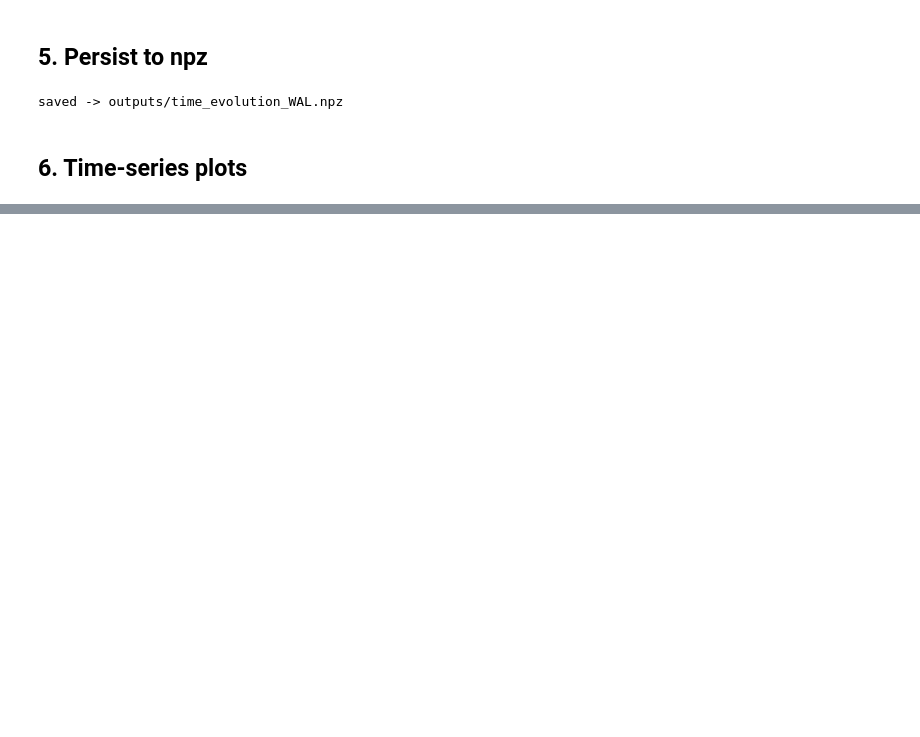
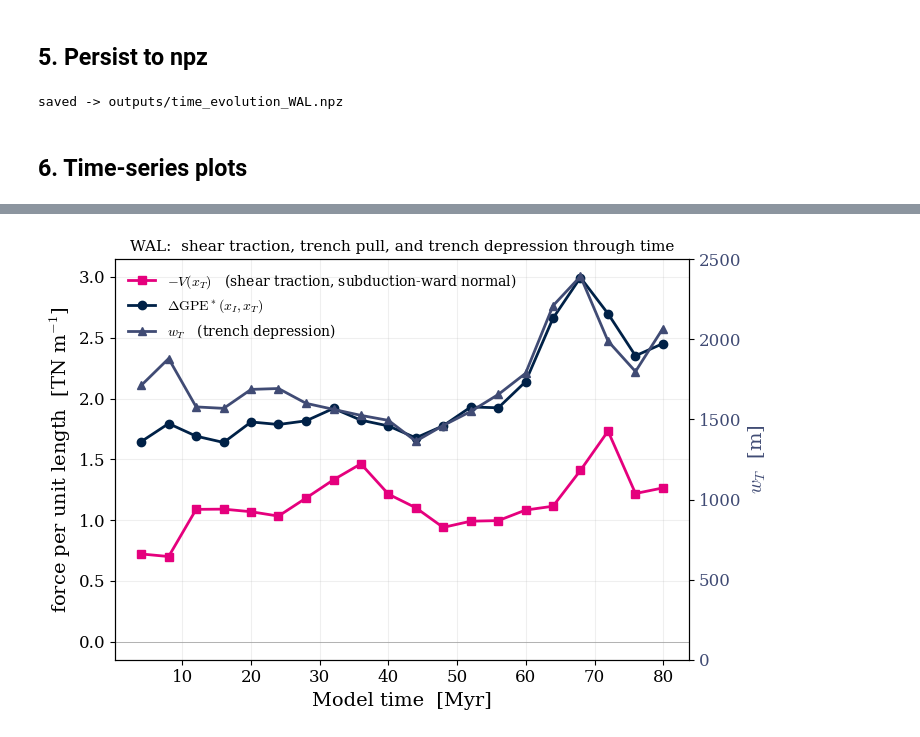
Before and after one commit to dansand/trench_pull_fluidity, a Jupyter notebook: notebooks/cerpa_time_evolution.ipynb, the cells around one changed output, grey strips where cells are left out. Cells and saved outputs as stored; diff of their text form; code cells hidden in the pictures; blank space fills up the shorter version.

```diff
--- a/notebooks/cerpa_time_evolution.ipynb
+++ b/notebooks/cerpa_time_evolution.ipynb
@@ -355,0 +488,50 @@ plt.show()
+# %%
+# Wrap-up slide figure (un-normalised, dual-axis):
+#   left axis  — -V(x_T) and ΔGPE*(x_I, x_T)  in TN/m
+#   right axis — w_T  (trench depression)     in m
+#
+# Sign convention: V negated to read as the shear traction on a vertical
+# plane with subduction-ward normal; ΔGPE* and w_T plotted as recorded.
+
+t_Myr = records['t_yr'] / 1e6
+
+fig, ax = plt.subplots(figsize=(7.5, 5))
+ax_r = ax.twinx()                    # right-hand axis for w_T
+
+# Left axis — force per unit length (TN/m)
+l1, = ax.plot(t_Myr, -records['V_xT']     * 1e-12, '-s',
+              color='#E5007D', ms=6, lw=2.0,
+              label=r'$-V(x_T)$   (shear traction, subduction-ward normal)')
+l2, = ax.plot(t_Myr,  records['delta_GPE'] * 1e-12, '-o',
+              color='#002147', ms=6, lw=2.0,
+              label=r'$\Delta\mathrm{GPE}^*(x_I, x_T)$')
+
+ax.axhline(0, color='0.6', lw=0.5)
+ax.set_xlabel('Model time  [Myr]', fontsize=14)
+ax.set_ylabel(r'force per unit length  [TN m$^{-1}$]', fontsize=14)
+ax.tick_params(labelsize=12)
+ax.grid(alpha=0.20)
+
+# Right axis — trench depression w_T (m)
+l3, = ax_r.plot(t_Myr, records['w_T'], '-^',
+                color='#404B74', ms=6, lw=2.0,
+                label=r'$w_T$   (trench depression)')
+ax_r.set_ylabel(r'$w_T$  [m]', fontsize=14, color='#404B74')
+ax_r.tick_params(axis='y', labelsize=12, labelcolor='#404B74')
+ax_r.set_ylim(0, 2500)
+
+# Combined legend, upper-left
+ax.legend(handles=[l1, l2, l3], frameon=False,
+          loc='upper left', fontsize=10)
+
+ax.set_title(f'{MODEL_KEY}:  shear traction, trench pull, and trench depression through time',
+             fontsize=11)
+
+fig.tight_layout()
+
+figures_dir = Path("figures"); figures_dir.mkdir(exist_ok=True)
+fig.savefig(figures_dir / f'wrapup_dual_axis_{MODEL_KEY}.png',
+            bbox_inches='tight', dpi=220)
+plt.show()
+# %% [output]
+[figure, added]
```
Also changed, not shown: parts of 12 cells of this notebook, 5 other files.
